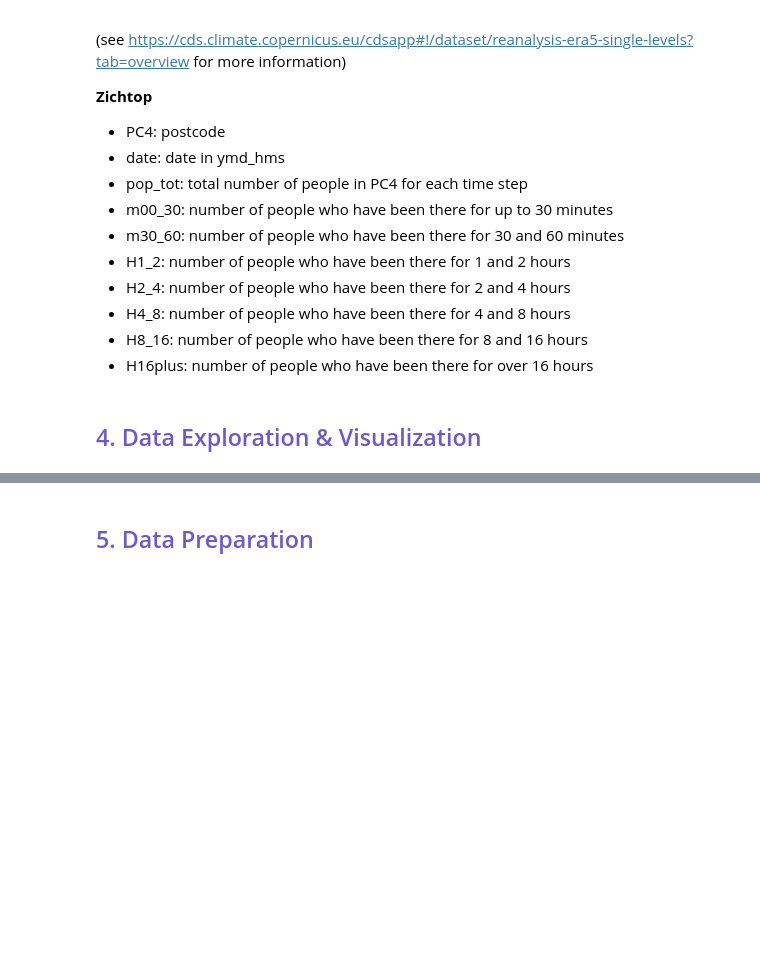
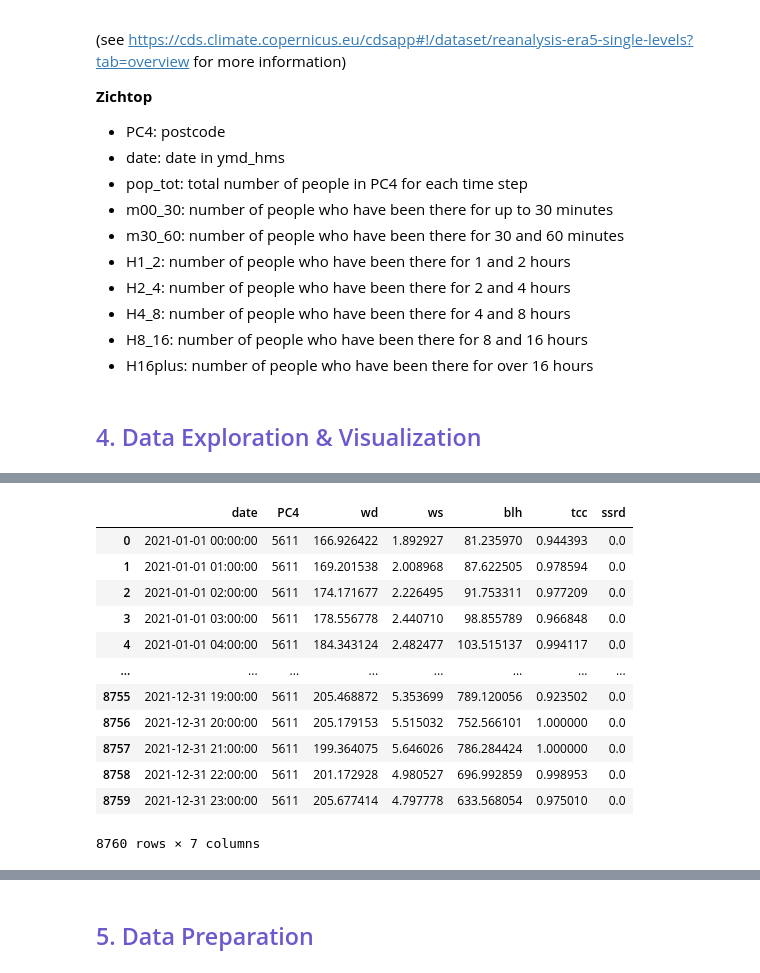
Before and after one commit to rawan-a-d/Air-Quality-Prediction, a Jupyter notebook: notebook.ipynb, the cells around one changed output, grey strips where cells are left out. Drawn from its saved outputs; the diff is of its cells as text; code cells hidden in the pictures; blank space fills up the shorter version.

```diff
--- a/notebook.ipynb
+++ b/notebook.ipynb
@@ -62,0 +108,17 @@ We have three separate datasets for the period between 25-09-2021 and 30-12-2021
+# %%
+pc_5611 = df_meteo[df_meteo['PC4'] == 5611]
+pc_5611
+# %% [output]
+|  | date | PC4 | wd | ws | blh | tcc | ssrd |
+| 0 | 2021-01-01 00:00:00 | 5611 | 166.926422 | 1.892927 | 81.235970 | 0.944393 | 0.0 |
+| 1 | 2021-01-01 01:00:00 | 5611 | 169.201538 | 2.008968 | 87.622505 | 0.978594 | 0.0 |
+| 2 | 2021-01-01 02:00:00 | 5611 | 174.171677 | 2.226495 | 91.753311 | 0.977209 | 0.0 |
+| 3 | 2021-01-01 03:00:00 | 5611 | 178.556778 | 2.440710 | 98.855789 | 0.966848 | 0.0 |
+| 4 | 2021-01-01 04:00:00 | 5611 | 184.343124 | 2.482477 | 103.515137 | 0.994117 | 0.0 |
+| ... | ... | ... | ... | ... | ... | ... | ... |
+| 8755 | 2021-12-31 19:00:00 | 5611 | 205.468872 | 5.353699 | 789.120056 | 0.923502 | 0.0 |
+| 8756 | 2021-12-31 20:00:00 | 5611 | 205.179153 | 5.515032 | 752.566101 | 1.000000 | 0.0 |
+| 8757 | 2021-12-31 21:00:00 | 5611 | 199.364075 | 5.646026 | 786.284424 | 1.000000 | 0.0 |
+| 8758 | 2021-12-31 22:00:00 | 5611 | 201.172928 | 4.980527 | 696.992859 | 0.998953 | 0.0 |
+| 8759 | 2021-12-31 23:00:00 | 5611 | 205.677414 | 4.797778 | 633.568054 | 0.975010 | 0.0 |
+8760 rows × 7 columns
```
Also changed, not shown: parts of 6 cells of this notebook.
